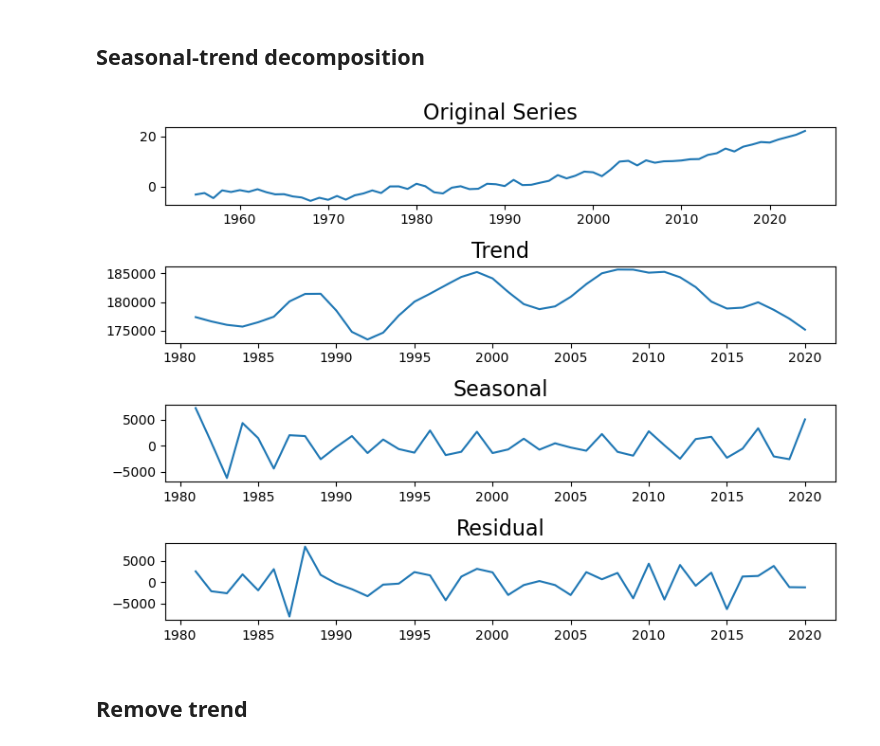
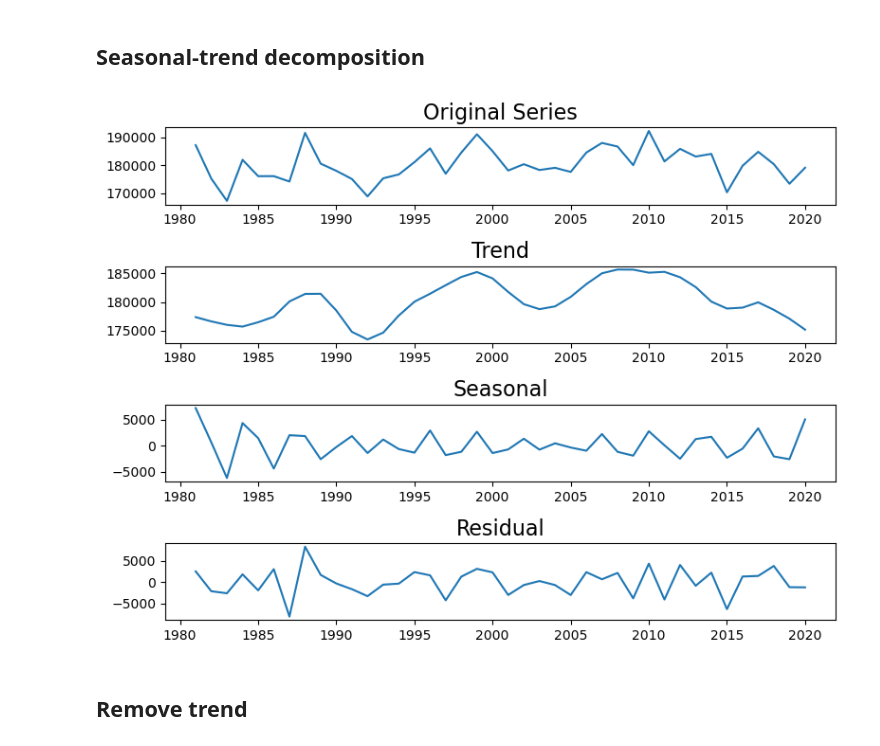
Before and after one commit to jessegrabowski/laos-climate-change, a Jupyter notebook: notebooks/Time_series_analysis.ipynb, the cells around one changed output. Cells and saved outputs as stored; diff of their text form; code cells hidden in the pictures.

```diff
--- a/notebooks/Time_series_analysis.ipynb
+++ b/notebooks/Time_series_analysis.ipynb
@@ -374,25 +374,25 @@ trend_precip, seasonal_precip, resid_precip = result_precip.trend, result_precip
 # %%
 plt.figure(figsize=(8,6))
 
 plt.subplot(4,1,1)
-plt.plot(time_series["Temp"])
+plt.plot(time_series["precip"])
 plt.title('Original Series', fontsize=16)
 
 plt.subplot(4,1,2)
 plt.plot(trend_precip)
 plt.title('Trend', fontsize=16)
 
 plt.subplot(4,1,3)
 plt.plot(seasonal_precip)
 plt.title('Seasonal', fontsize=16)
 
 plt.subplot(4,1,4)
 plt.plot(resid_precip)
 plt.title('Residual', fontsize=16)
 
 plt.tight_layout( )
 # %% [output]
-[figure, old version]
+[figure, new version]
 # %% [markdown]
 ## Remove trend
 # %%
```
